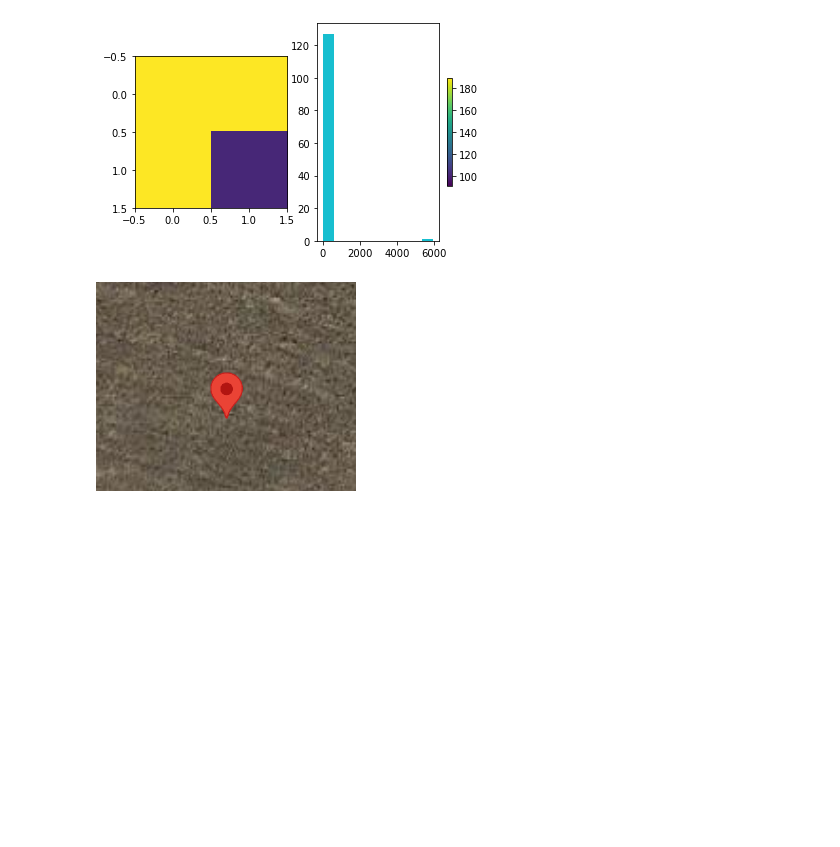
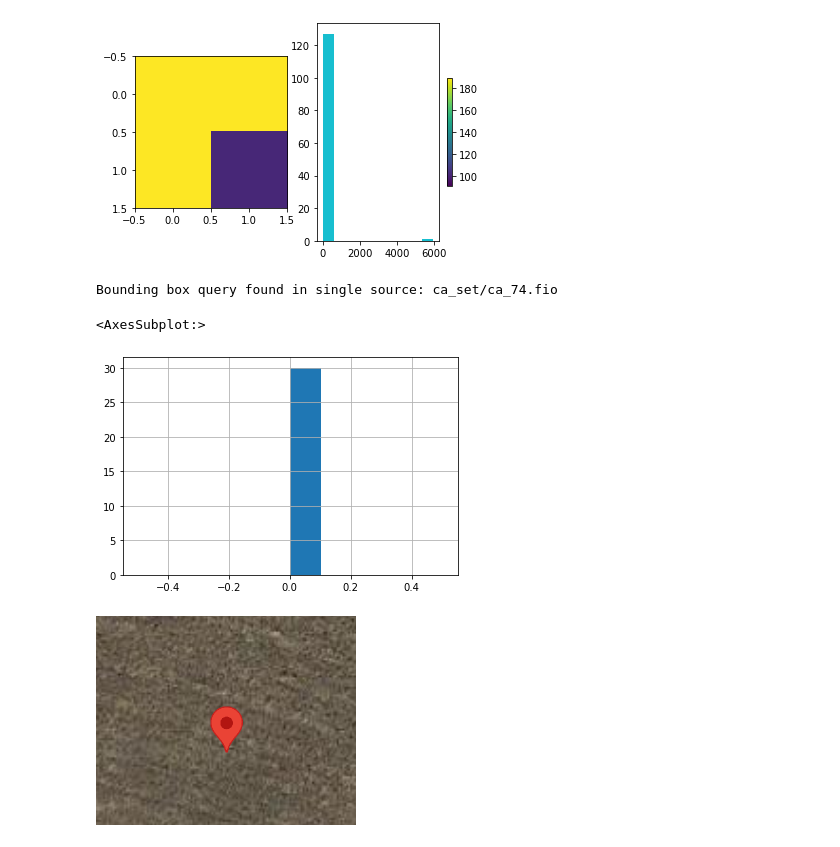
Before and after one commit to Travis-Tran/DSC180_Project, a Jupyter notebook: notebooks/Wilson_Eric_fastfuels_week5.ipynb, the cells around one changed output. Saved outputs shown, nothing was run; the diff lists cells and outputs as text; code cells hidden in the pictures; blank space fills up the shorter version.

```diff
--- a/notebooks/Wilson_Eric_fastfuels_week5.ipynb
+++ b/notebooks/Wilson_Eric_fastfuels_week5.ipynb
@@ -261,6 +267,12 @@ Bounding box query found in single source: ca_set/ca_74.fio
 The label for this region is 102
 The proportion of non-flat surface in this region is 0.0
 [figure]
+# %%
+dimensionality_reduction(38.126339, -121.806464) # desert
+# %% [output]
+Bounding box query found in single source: ca_set/ca_74.fio
+<AxesSubplot:>
+[figure, added]
 # %% [markdown]
 ![image.png](attachment:image.png)
 # %%
```
Also changed, not shown: parts of 21 cells of this notebook.
